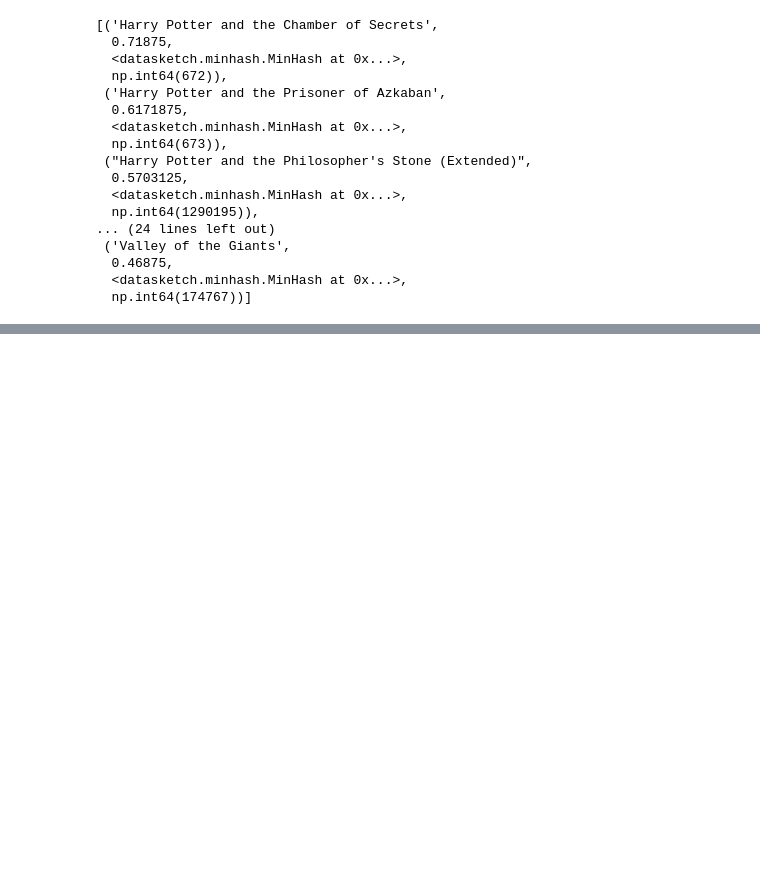
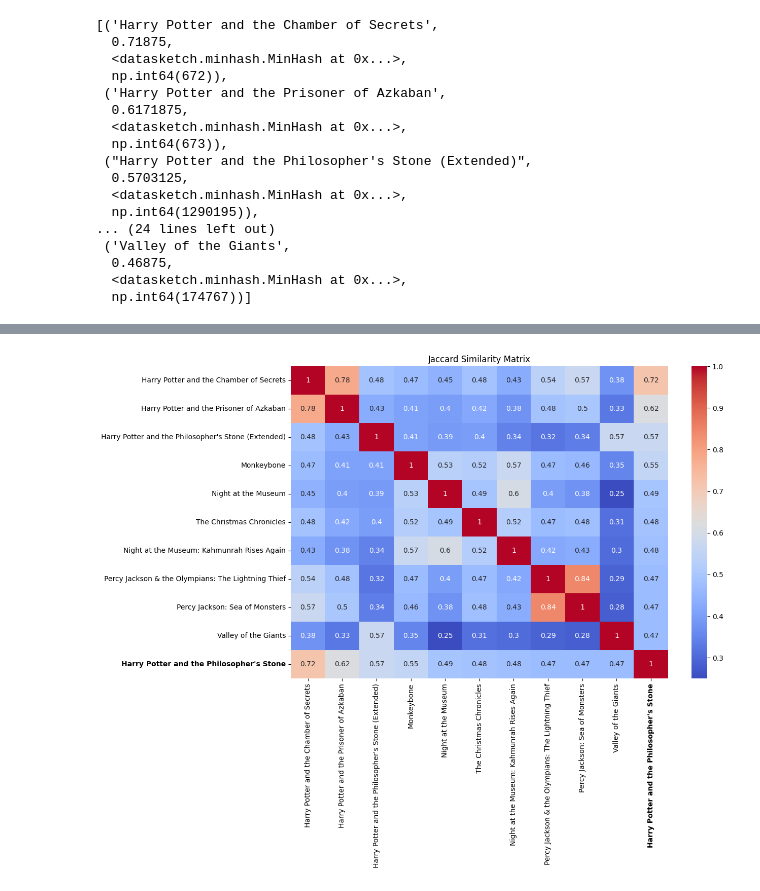
Before and after one commit to paulagambus/ctds_project, a Jupyter notebook: final_notebook.ipynb, the cells around one changed output, grey strips where cells are left out. Drawn from its saved outputs; the diff is of its cells as text; code cells hidden in the pictures; blank space fills up the shorter version.

Commit message:
jaccard similarity matrix figure

```diff
--- a/final_notebook.ipynb
+++ b/final_notebook.ipynb
@@ -419,0 +401,44 @@ data[data['title'] == 'The Hunger Games']
+# %%
+import seaborn as sns
+
+# Function to calculate the Jaccard similarity matrix
+def calculate_jaccard_similarity_matrix(top_10_df):
+    jaccard_similarity_matrix = np.zeros((len(top_10_df), len(top_10_df)))
+    for i in range(len(top_10_df)):
+        for j in range(len(top_10_df)):
+            jaccard_similarity = top_10_df.iloc[i]['minhash'].jaccard(top_10_df.iloc[j]['minhash'])
+            jaccard_similarity_matrix[i][j] = jaccard_similarity
+    return jaccard_similarity_matrix
+
+# Calculate the Jaccard similarity matrix
+jaccard_similarity_matrix = calculate_jaccard_similarity_matrix(top_10_df)
+
+# Create a heatmap with movie titles
+plt.figure(figsize=(12, 8))
+sns.heatmap(jaccard_similarity_matrix, annot=True, cmap='coolwarm', xticklabels=top_10_df['title'], yticklabels=top_10_df['title'])
+plt.title('Jaccard Similarity Matrix')
+# plt.xlabel('Movies')
+# plt.ylabel('Movies')
+# Get the current axes
+ax = plt.gca()
+
+# Get the x and y labels
+xticklabels = ax.get_xticklabels()
+yticklabels = ax.get_yticklabels()
+
+# Make the "Harry Potter and the Philosopher's Stone" label bold on both x and y axis
+for i, label in enumerate(xticklabels):
+    if label.get_text() == movie_title:
+        label.set_fontweight('bold')
+
+for i, label in enumerate(yticklabels):
+    if label.get_text() == movie_title:
+        label.set_fontweight('bold')
+
+# Apply the updated labels
+ax.set_xticklabels(xticklabels)
+ax.set_yticklabels(yticklabels)
+
+plt.show()
+# %% [output]
+[figure, added]
```
Also changed, not shown: parts of 8 cells of this notebook, 2 other files.
